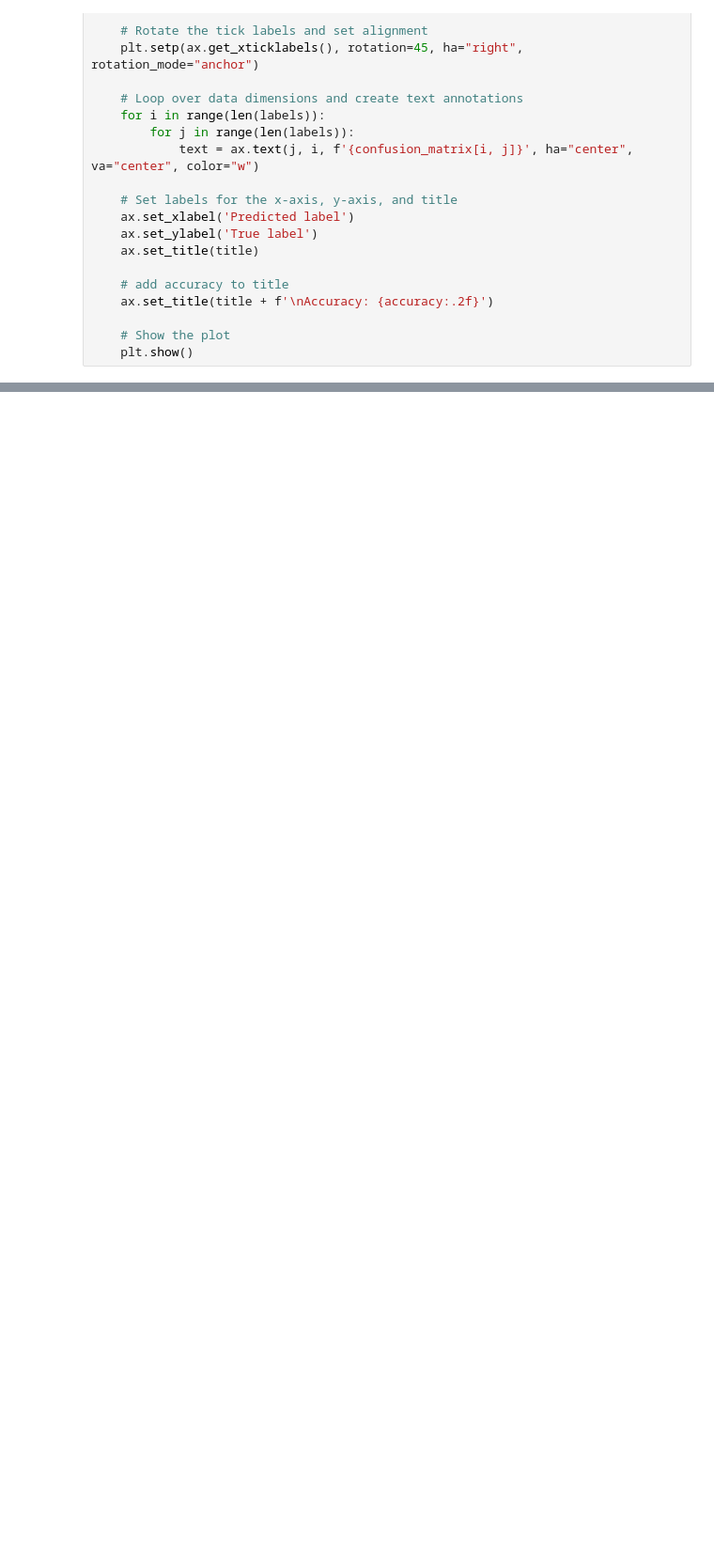
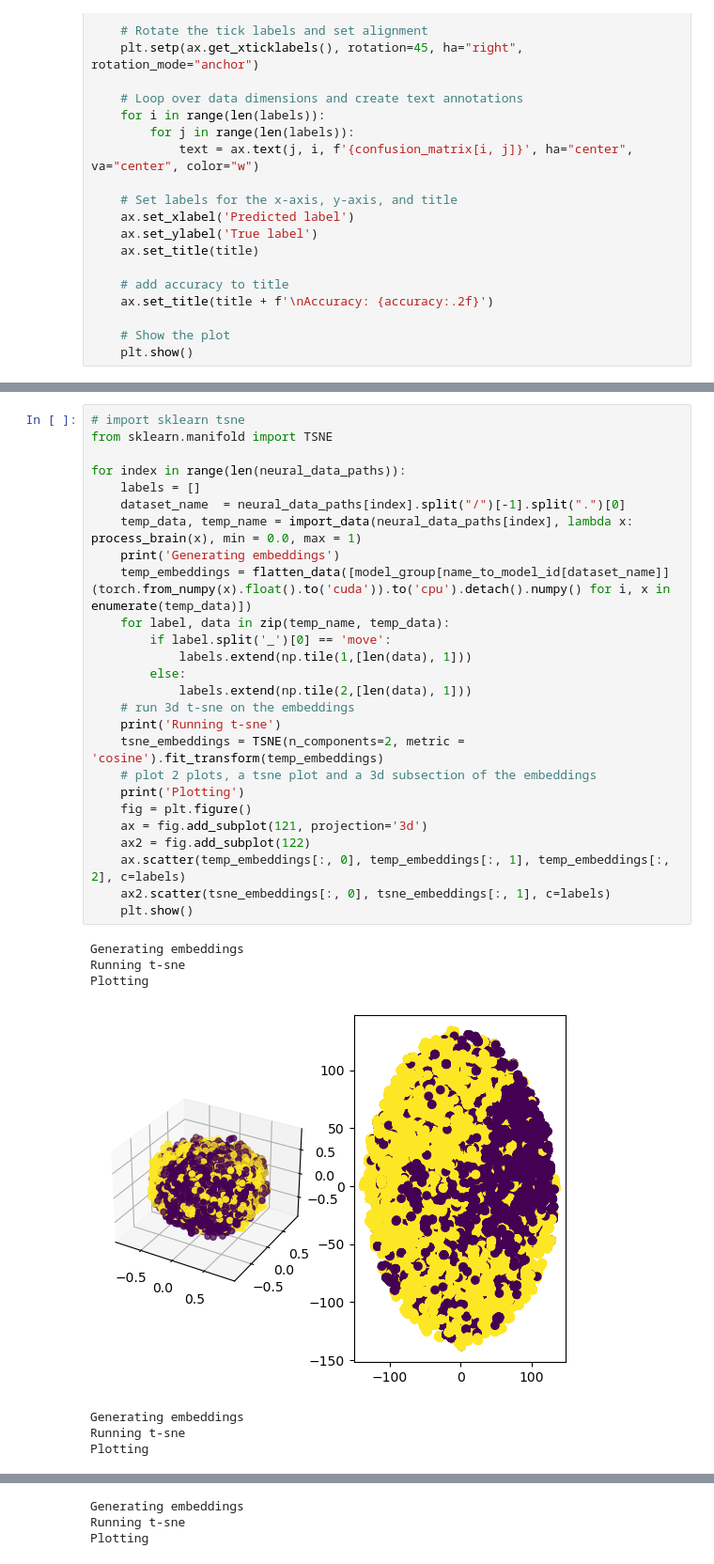
Before and after one commit to Tsuchijo/CEBRA-training, a Jupyter notebook: train_classifier.ipynb, the cells around one changed output, grey strips where cells are left out. Shown at 94% size. Cells and saved outputs as stored; diff of their text form; blank space fills up the shorter version.

```diff
--- a/train_classifier.ipynb
+++ b/train_classifier.ipynb
@@ -212,0 +418,34 @@ RuntimeError: Tensors must have same number of dimensions: got 4 and 5
+# %%
+# import sklearn tsne
+from sklearn.manifold import TSNE
+
+for index in range(len(neural_data_paths)):
+    labels = []
+    dataset_name  = neural_data_paths[index].split("/")[-1].split(".")[0]
+    temp_data, temp_name = import_data(neural_data_paths[index], lambda x: process_brain(x), min = 0.0, max = 1)
+    print('Generating embeddings')
+    temp_embeddings = flatten_data([model_group[name_to_model_id[dataset_name]](torch.from_numpy(x).float().to('cuda')).to('cpu').detach().numpy() for i, x in enumerate(temp_data)])
+    for label, data in zip(temp_name, temp_data):
+        if label.split('_')[0] == 'move':
+            labels.extend(np.tile(1,[len(data), 1]))
+        else:
+            labels.extend(np.tile(2,[len(data), 1]))
+    # run 3d t-sne on the embeddings
+    print('Running t-sne')
+    tsne_embeddings = TSNE(n_components=2, metric = 'cosine').fit_transform(temp_embeddings)
+    # plot 2 plots, a tsne plot and a 3d subsection of the embeddings
+    print('Plotting')
+    fig = plt.figure()
+    ax = fig.add_subplot(121, projection='3d')
+    ax2 = fig.add_subplot(122)
+    ax.scatter(temp_embeddings[:, 0], temp_embeddings[:, 1], temp_embeddings[:, 2], c=labels)
+    ax2.scatter(tsne_embeddings[:, 0], tsne_embeddings[:, 1], c=labels)
+    plt.show()
+# %% [output]
+Generating embeddings
+Running t-sne
+Plotting
+[figure, added]
+Generating embeddings
+Running t-sne
+Plotting
@@ -212,0 +453,3 @@ RuntimeError: Tensors must have same number of dimensions: got 4 and 5
+Generating embeddings
+Running t-sne
+Plotting
```
Also changed, not shown: parts of 11 cells of this notebook, 46 other files.
